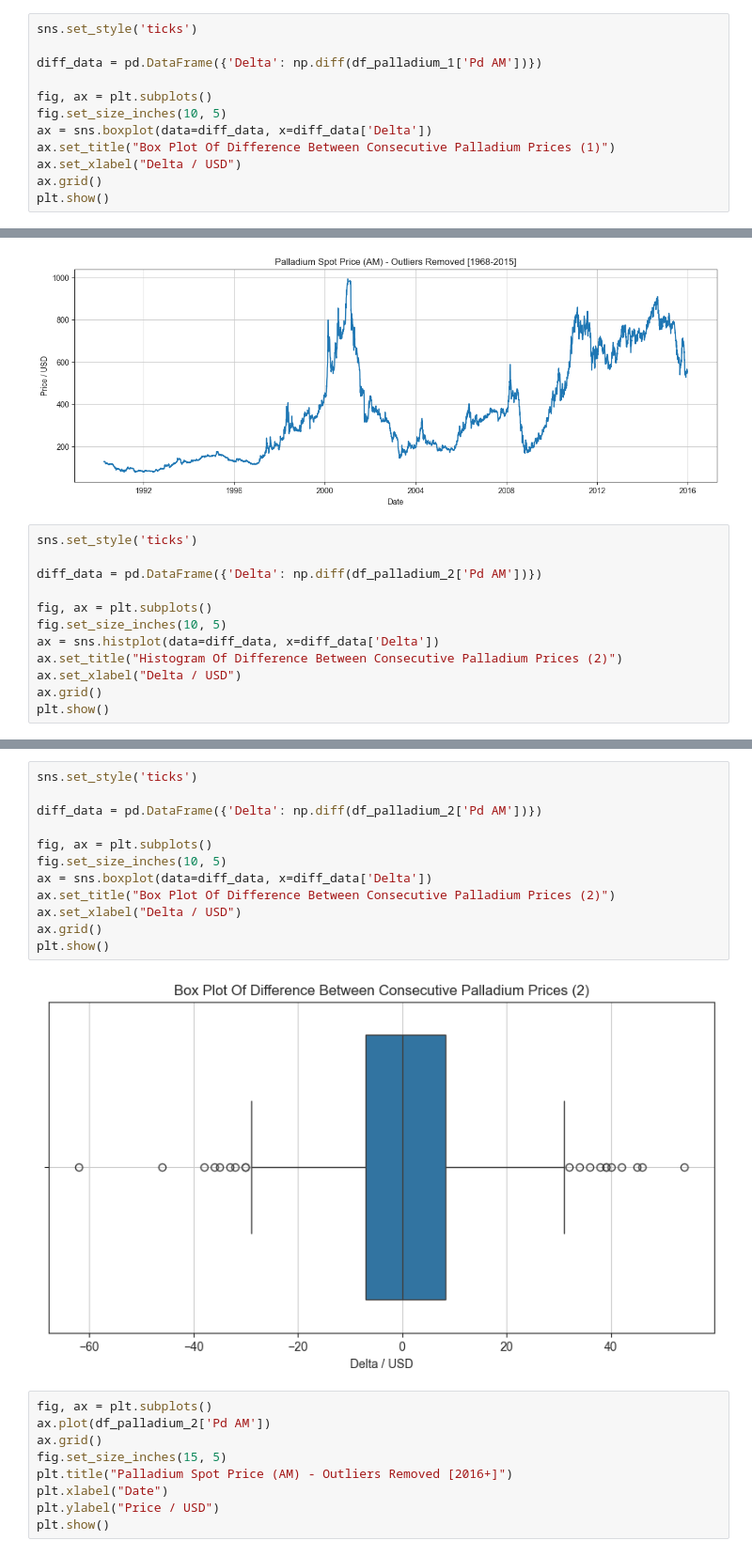
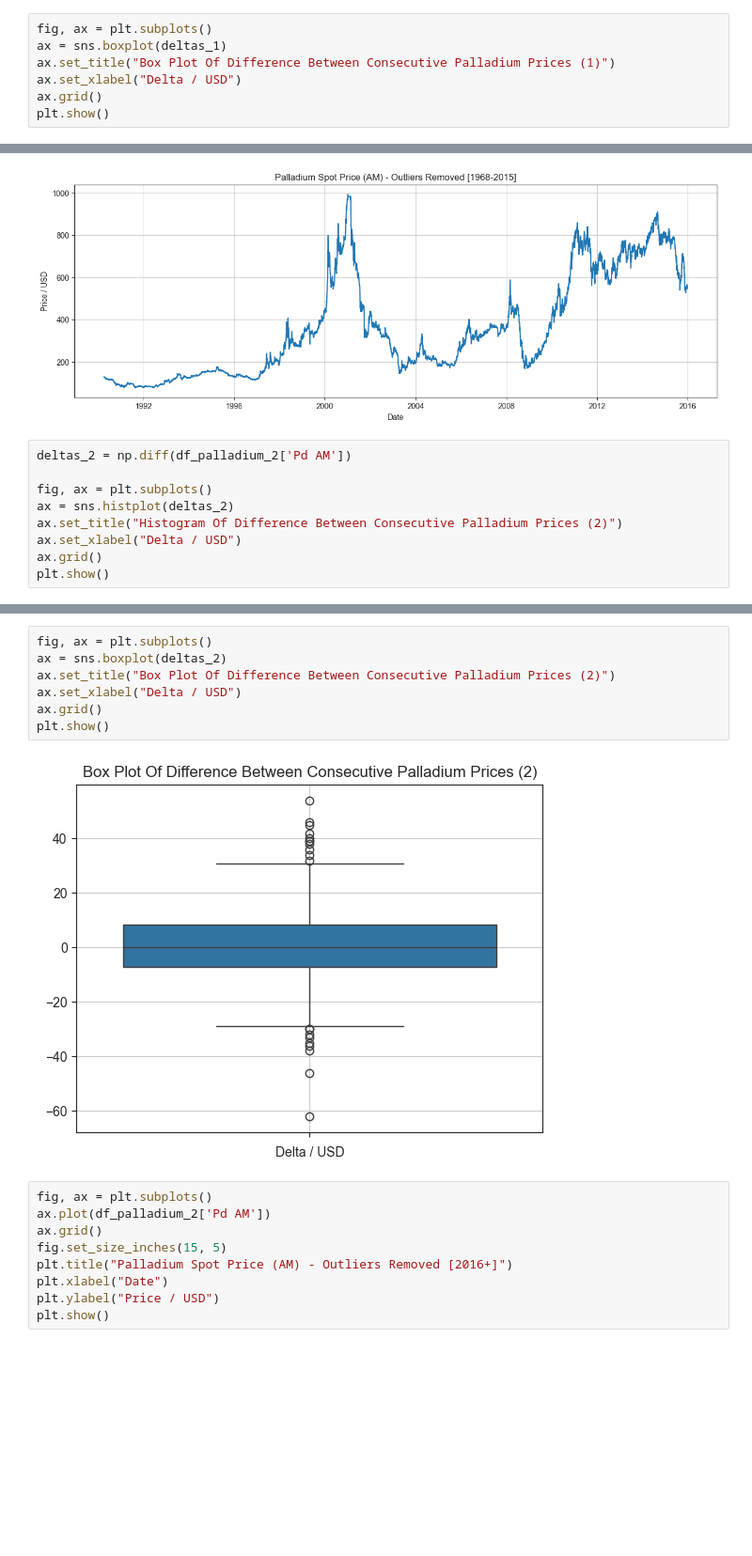
Before and after one commit to mhk-github/Jupyter, a Jupyter notebook: EDA/EDA.ipynb, the cells around one changed output, grey strips where cells are left out. Shown: that part at 94% size. Cells and saved outputs as stored; diff of their text form; blank space fills up the shorter version.

```diff
--- a/EDA/EDA.ipynb
+++ b/EDA/EDA.ipynb
@@ -410,13 +409,8 @@ plt.show()
 # %% [markdown]
 Use a box plot to see outliers better.
 # %%
-sns.set_style('ticks')
-
-diff_data = pd.DataFrame({'Delta': np.diff(df_palladium_1['Pd AM'])})
-
 fig, ax = plt.subplots()
-fig.set_size_inches(10, 5)
-ax = sns.boxplot(data=diff_data, x=diff_data['Delta'])
+ax = sns.boxplot(deltas_1)
 ax.set_title("Box Plot Of Difference Between Consecutive Palladium Prices (1)")
 ax.set_xlabel("Delta / USD")
 ax.grid()
@@ -435,13 +429,10 @@ plt.show()
 # %% [output]
 [figure]
 # %%
-sns.set_style('ticks')
-
-diff_data = pd.DataFrame({'Delta': np.diff(df_palladium_2['Pd AM'])})
+deltas_2 = np.diff(df_palladium_2['Pd AM'])
 
 fig, ax = plt.subplots()
-fig.set_size_inches(10, 5)
-ax = sns.histplot(data=diff_data, x=diff_data['Delta'])
+ax = sns.histplot(deltas_2)
 ax.set_title("Histogram Of Difference Between Consecutive Palladium Prices (2)")
 ax.set_xlabel("Delta / USD")
 ax.grid()
@@ -451,17 +442,12 @@ plt.show()
 # %%
-sns.set_style('ticks')
-
-diff_data = pd.DataFrame({'Delta': np.diff(df_palladium_2['Pd AM'])})
-
 fig, ax = plt.subplots()
-fig.set_size_inches(10, 5)
-ax = sns.boxplot(data=diff_data, x=diff_data['Delta'])
+ax = sns.boxplot(deltas_2)
 ax.set_title("Box Plot Of Difference Between Consecutive Palladium Prices (2)")
 ax.set_xlabel("Delta / USD")
 ax.grid()
 plt.show()
 # %% [output]
-[figure, old version]
+[figure, new version]
 # %%
 fig, ax = plt.subplots()
 ax.plot(df_palladium_2['Pd AM'])
```
Also changed, not shown: parts of 4 cells of this notebook.
